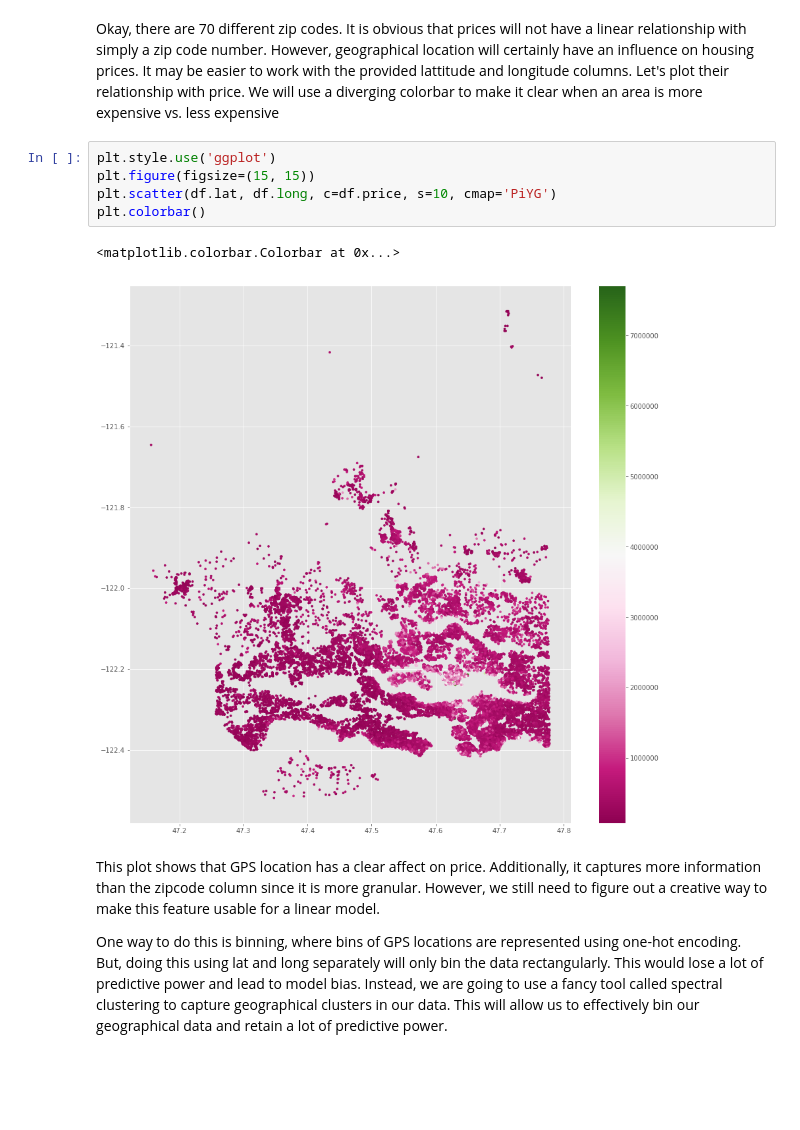
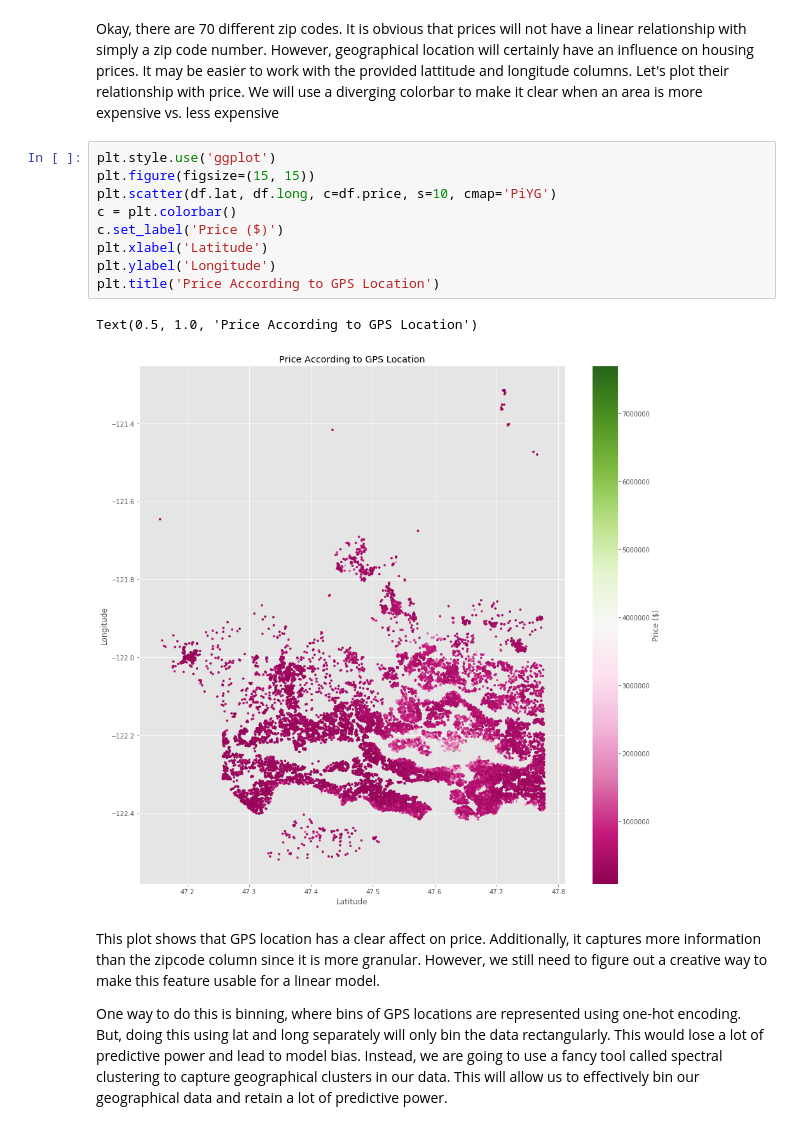
Before and after one commit to arcaputo3/dsc-1-final-project-online-ds-sp-000, a Jupyter notebook: student.ipynb, the cells around one changed output. Cells and saved outputs as stored; diff of their text form; blank space fills up the shorter version.

```diff
--- a/student.ipynb
+++ b/student.ipynb
@@ -245,11 +246,15 @@ Okay, there are 70 different zip codes. It is obvious that prices will not have
 # %%
 plt.style.use('ggplot')
 plt.figure(figsize=(15, 15))
 plt.scatter(df.lat, df.long, c=df.price, s=10, cmap='PiYG')
-plt.colorbar()
+c = plt.colorbar()
+c.set_label('Price ($)')
+plt.xlabel('Latitude')
+plt.ylabel('Longitude')
+plt.title('Price According to GPS Location')
 # %% [output]
-<matplotlib.colorbar.Colorbar at 0x...>
+Text(0.5, 1.0, 'Price According to GPS Location')
-[figure, old version]
+[figure, new version]
 # %% [markdown]
 This plot shows that GPS location has a clear affect on price. Additionally, it captures more information than the zipcode column since it is more granular. However, we still need to figure out a creative way to make this feature usable for a linear model.
 
```
Also changed, not shown: parts of 51 cells of this notebook, 1 other file.
